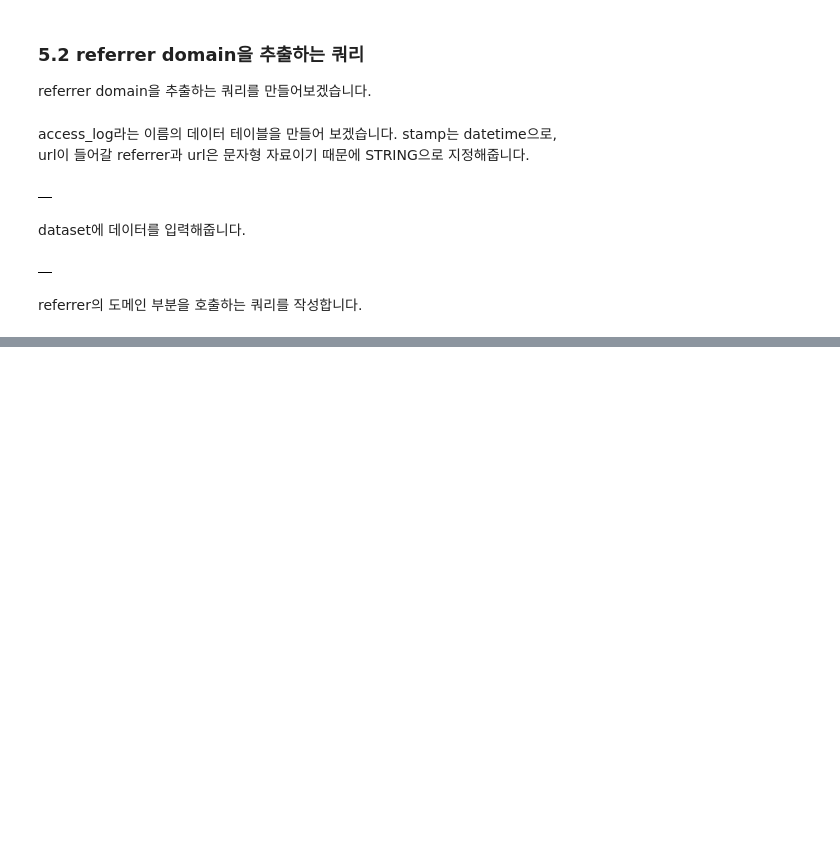
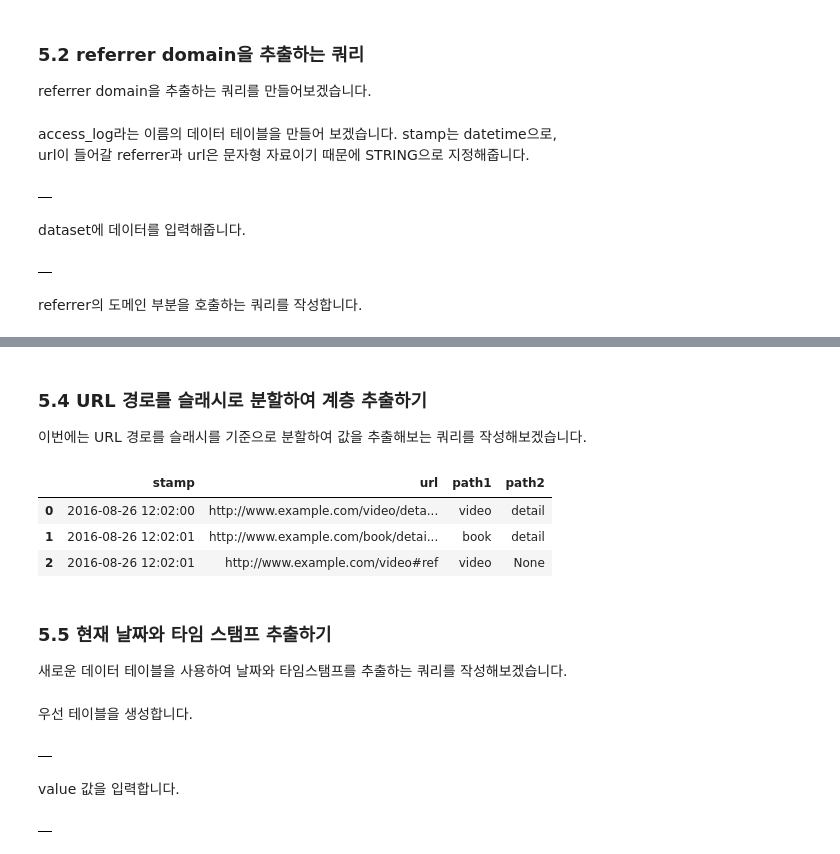
Before and after one commit to yhp2205/SQL, a Jupyter notebook: ch_5.ipynb, the cells around one changed output, grey strips where cells are left out. Drawn from its saved outputs; the diff is of its cells as text; code cells hidden in the pictures; blank space fills up the shorter version.

```diff
--- a/ch_5.ipynb
+++ b/ch_5.ipynb
@@ -110,0 +131,48 @@ FROM sqldata.access_log
+# %% [markdown]
+### 5.4 URL 경로를 슬래시로 분할하여 계층 추출하기
+이번에는 URL 경로를 슬래시를 기준으로 분할하여 값을 추출해보는 쿼리를 작성해보겠습니다.
+# %%
+%%bigquery --project mygcpproject-340112
+SELECT
+	stamp
+  , url
+  -- 경로를 슬래시로 잘라 배열로 분할하기
+  -- url에서 경로가 반드시 슬래시로 시작하기 때문에 2번째 요소가 마지막 계층
+  -- split를 사용하여 배열로 자르기
+  , split(REGEXP_EXTRACT(url, '//[^/]+([^?#]+)'), '/')[SAFE_ORDINAL(2)] AS path1
+  , split(REGEXP_EXTRACT(url, '//[^/]+([^?#]+)'), '/')[SAFE_ORDINAL(3)] AS path2
+FROM sqldata.access_log
+;
+# %% [output]
+|  | stamp | url | path1 | path2 |
+| 0 | 2016-08-26 12:02:00 | http://www.example.com/video/deta... | video | detail |
+| 1 | 2016-08-26 12:02:01 | http://www.example.com/book/detai... | book | detail |
+| 2 | 2016-08-26 12:02:01 | http://www.example.com/video#ref | video | None |
+# %% [markdown]
+### 5.5 현재 날짜와 타임 스탬프 추출하기
+새로운 데이터 테이블을 사용하여 날짜와 타임스탬프를 추출하는 쿼리를 작성해보겠습니다.
+# %% [markdown]
+우선 테이블을 생성합니다.
+# %%
+%%bigquery --project mygcpproject-340112
+DROP TABLE IF EXISTS sqldata.purchase_log_with_coupon;
+CREATE TABLE sqldata.purchase_log_with_coupon (
+    purchase_id STRING
+  , amount      integer
+  , coupon      integer
+)
+;
+# %% [output]
+|  |
+# %% [markdown]
+value 값을 입력합니다.
+# %%
+%%bigquery --project mygcpproject-340112
+INSERT INTO sqldata.purchase_log_with_coupon
+VALUES
+    ('10001', 3280, NULL)
+  , ('10002', 4650,  500)
+  , ('10003', 3870, NULL)
+;
+# %% [output]
+|  |
```
Also changed, not shown: parts of 10 cells of this notebook.
